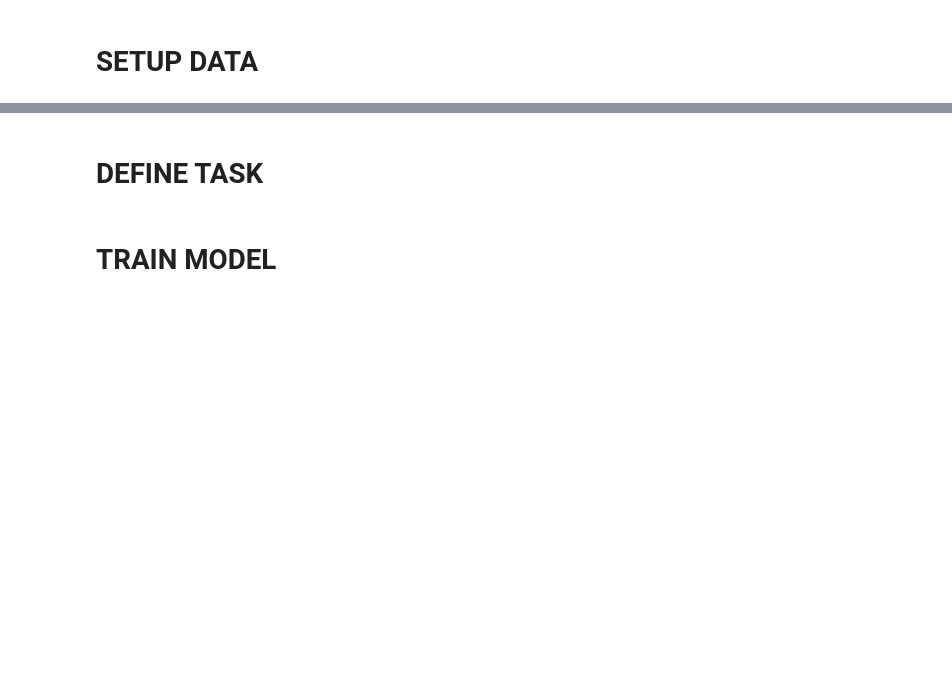
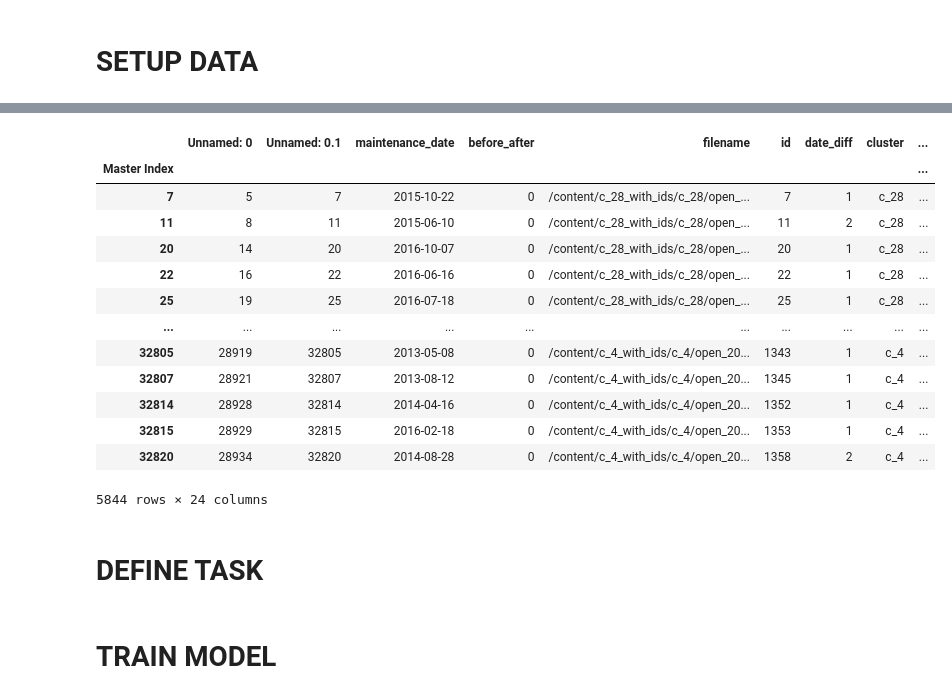
Before and after one commit to hyang0129/NGAFIDDATASET, a Jupyter notebook: NGAFID_DATASET_TF_EXAMPLE.ipynb, the cells around one changed output, grey strips where cells are left out. Drawn from its saved outputs; the diff is of its cells as text; code cells hidden in the pictures; blank space fills up the shorter version.

```diff
--- a/NGAFID_DATASET_TF_EXAMPLE.ipynb
+++ b/NGAFID_DATASET_TF_EXAMPLE.ipynb
@@ -198,3 +456,20 @@ number_hierarchies
+# %%
+dm.flight_header_df[dm.flight_header_df['before_after'] == 0]
+# %% [output]
+|  | Unnamed: 0 | Unnamed: 0.1 | maintenance_date | before_after | filename | id | date_diff | cluster | ... |
+| Master Index |  |  |  |  |  |  |  |  | ... |
+| 7 | 5 | 7 | 2015-10-22 | 0 | /content/c_28_with_ids/c_28/open_... | 7 | 1 | c_28 | ... |
+| 11 | 8 | 11 | 2015-06-10 | 0 | /content/c_28_with_ids/c_28/open_... | 11 | 2 | c_28 | ... |
+| 20 | 14 | 20 | 2016-10-07 | 0 | /content/c_28_with_ids/c_28/open_... | 20 | 1 | c_28 | ... |
+| 22 | 16 | 22 | 2016-06-16 | 0 | /content/c_28_with_ids/c_28/open_... | 22 | 1 | c_28 | ... |
+| 25 | 19 | 25 | 2016-07-18 | 0 | /content/c_28_with_ids/c_28/open_... | 25 | 1 | c_28 | ... |
+| ... | ... | ... | ... | ... | ... | ... | ... | ... | ... |
+| 32805 | 28919 | 32805 | 2013-05-08 | 0 | /content/c_4_with_ids/c_4/open_20... | 1343 | 1 | c_4 | ... |
+| 32807 | 28921 | 32807 | 2013-08-12 | 0 | /content/c_4_with_ids/c_4/open_20... | 1345 | 1 | c_4 | ... |
+| 32814 | 28928 | 32814 | 2014-04-16 | 0 | /content/c_4_with_ids/c_4/open_20... | 1352 | 1 | c_4 | ... |
+| 32815 | 28929 | 32815 | 2016-02-18 | 0 | /content/c_4_with_ids/c_4/open_20... | 1353 | 1 | c_4 | ... |
+| 32820 | 28934 | 32820 | 2014-08-28 | 0 | /content/c_4_with_ids/c_4/open_20... | 1358 | 2 | c_4 | ... |
+5844 rows × 24 columns
 # %% [markdown]
 # DEFINE TASK
 # %%
```
Also changed, not shown: parts of 24 cells of this notebook.
